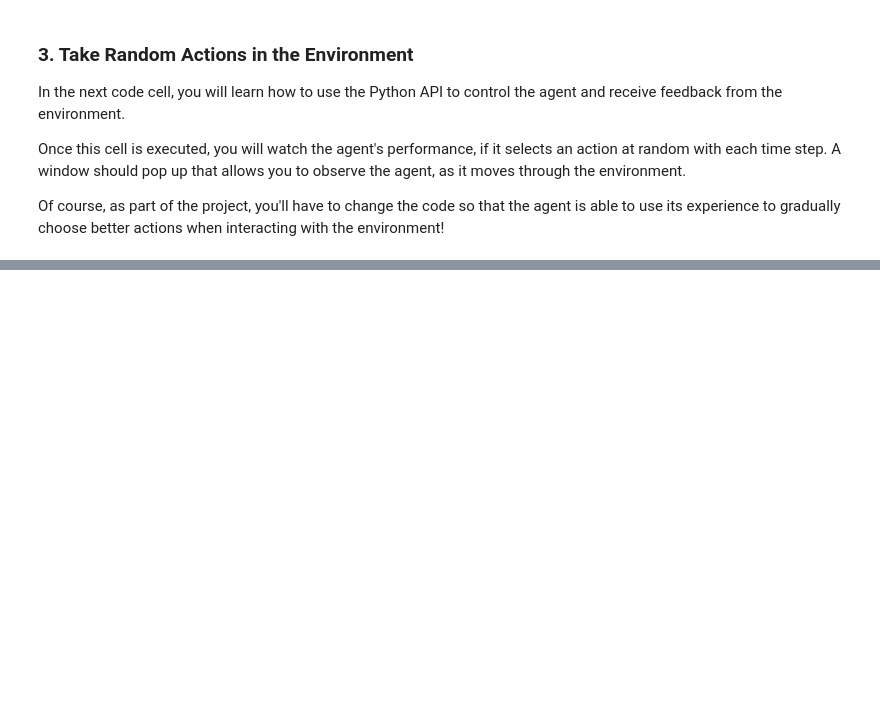
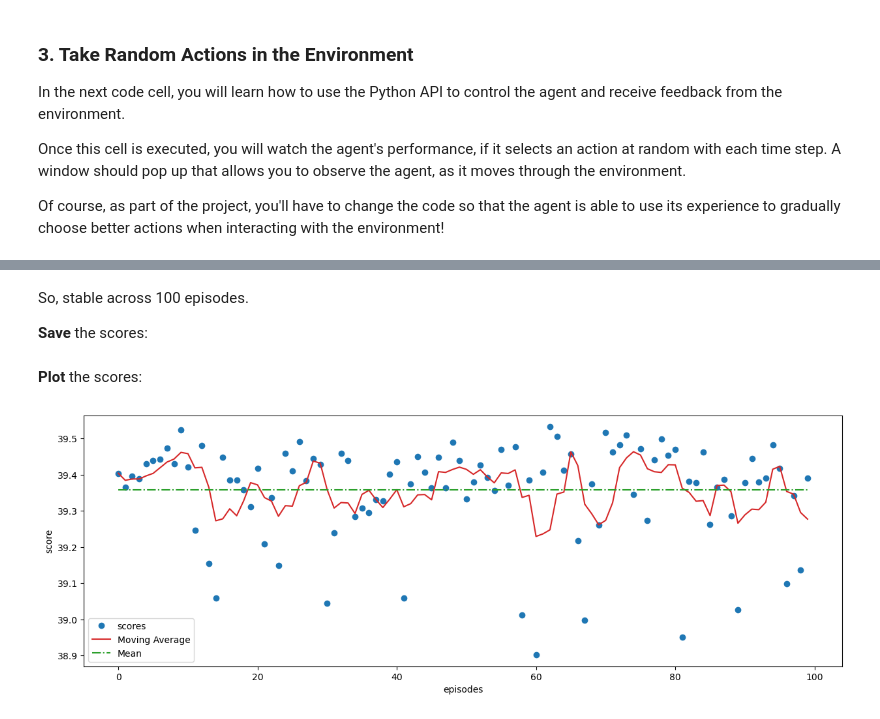
Before and after one commit to olivergrau/project-showroom, a Jupyter notebook: projects/reinforcement-learning/continuous-control/p2_continuous-control-synchronous/Continuous_Control.ipynb, the cells around one changed output, grey strips where cells are left out. Drawn from its saved outputs; the diff is of its cells as text; code cells hidden in the pictures; blank space fills up the shorter version.

````diff
--- a/projects/reinforcement-learning/continuous-control/p2_continuous-control-synchronous/Continuous_Control.ipynb
+++ b/projects/reinforcement-learning/continuous-control/p2_continuous-control-synchronous/Continuous_Control.ipynb
@@ -38,5 +53,5 @@ For instance, if you are using a Mac, then you downloaded `Reacher.app`.  If thi
 env = UnityEnvironment(file_name="Reacher.app")
 ```
 # %%
-env = UnityEnvironment(file_name='Reacher_Linux_Single/Reacher.x86_64', no_graphics=False)
+env = UnityEnvironment(file_name='Reacher_Linux/Reacher.x86_64', no_graphics=False)
 # %% [output]
@@ -292,0 +435,42 @@ Because of my decisions to utilize a producer-consumer model for the ReplayBuffe
+# %% [markdown]
+So, stable across 100 episodes.
+
+**Save** the scores:
+# %%
+import pickle
+
+with open("eval_scores.pkl", "wb") as f:
+    pickle.dump(scores, f)
+# %%
+import pickle
+
+with open("eval_scores.pkl", "rb") as f:
+    scores = pickle.load(f)
+# %% [markdown]
+**Plot** the scores:
+# %%
+import matplotlib.pyplot as plt
+import pandas as pd
+%matplotlib inline
+
+# Create dataframe
+data = pd.DataFrame(data={'score': scores})
+
+# Define metrics
+ma = data.rolling(5, min_periods=1).mean()
+x = range(len(scores))
+me = data['score'].mean()
+
+# Plot data
+fig, ax = plt.subplots(figsize=(15, 5))
+
+ax.plot(x, scores, 'o', color='tab:blue', label='scores')
+ax.plot(x, ma, color='tab:red', label='Moving Average')
+
+ax.plot(x, [me] * data.shape[0], '-.',color='tab:green', label='Mean')
+ax.set_xlabel('episodes')
+ax.set_ylabel('score')
+plt.legend()
+plt.show()
+# %% [output]
+[figure, added]
````
Also changed, not shown: parts of 22 cells of this notebook, 30 other files.
